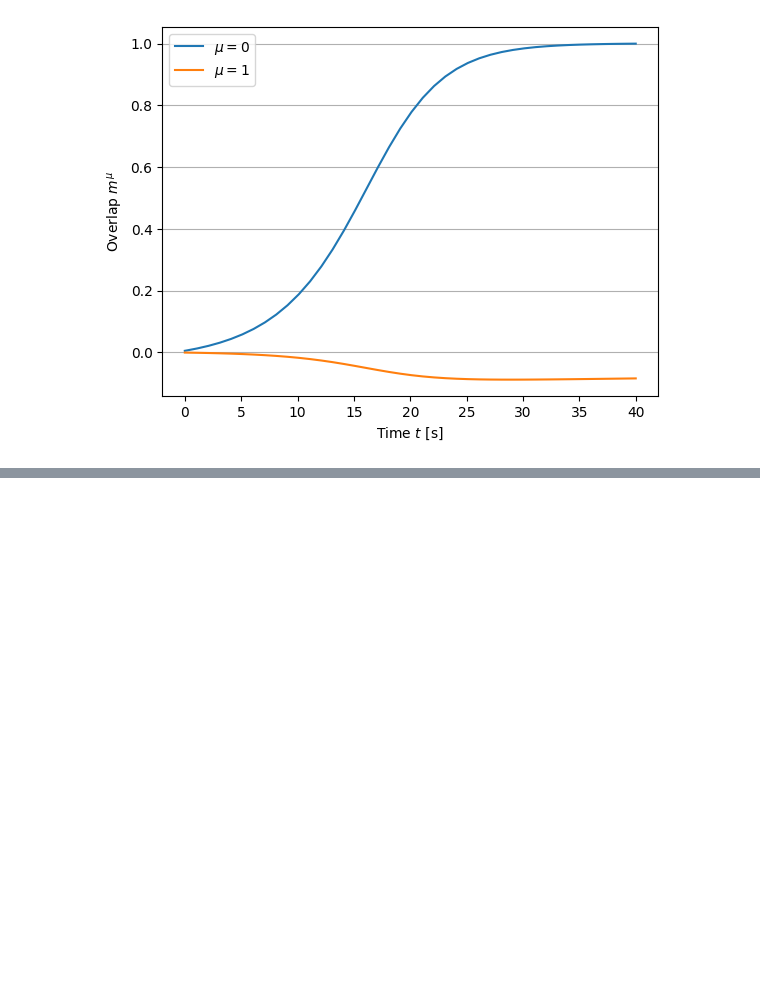
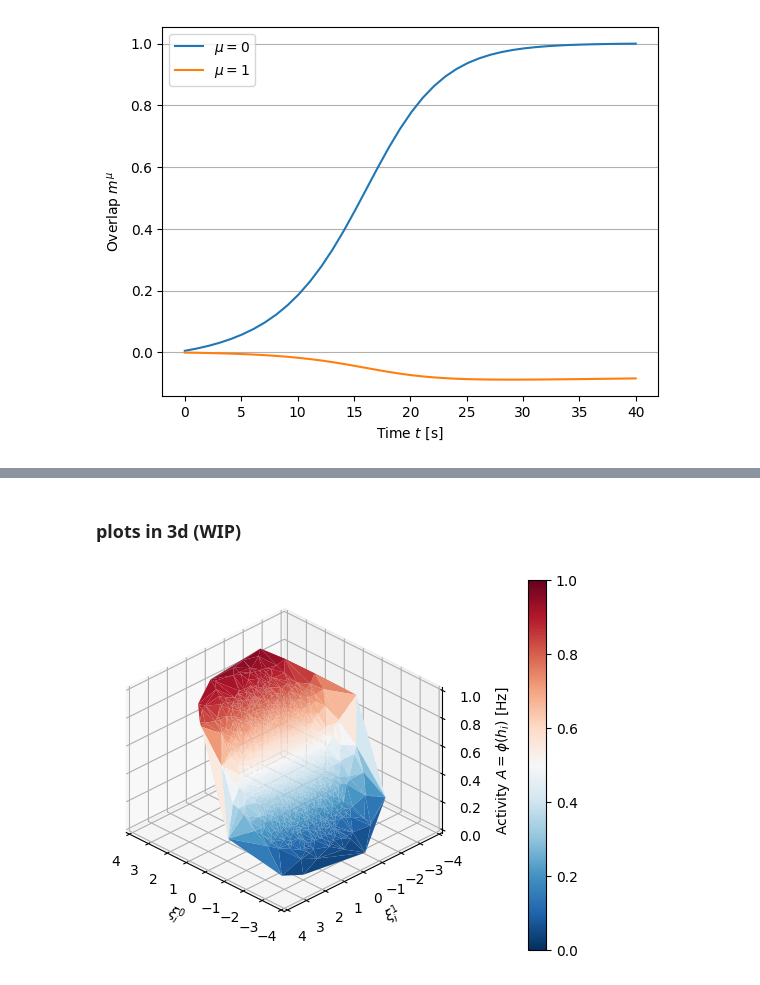
Before and after one commit to ninivert/lcnthesis, a Jupyter notebook: notebooks/embedding_d=2.ipynb, the cells around one changed output, grey strips where cells are left out. Cells and saved outputs as stored; diff of their text form; code cells hidden in the pictures; blank space fills up the shorter version.

```diff
--- a/notebooks/embedding_d=2.ipynb
+++ b/notebooks/embedding_d=2.ipynb
@@ -53,0 +111,2 @@ plot_overlap_trajectory(rnn, res);
+# %%
+res = rnn.simulate_h(np.zeros(rnn.N), (0, 40), dt_max=1, progress=True)
@@ -53,0 +165,27 @@ plot_overlap_trajectory(rnn, res);
+# %% [markdown]
+### plots in 3d (WIP)
+# %%
+t = 40
+activity = phi(res.y)
+
+plt.close('all')
+ax = plt.figure().add_subplot(projection='3d')
+ax.set_proj_type('ortho')
+
+Nmax = 2000
+
+# trisurf has this annoying transparency artefact...
+surf = ax.plot_trisurf(rnn.F[:Nmax, 0], rnn.F[:Nmax, 1], activity[:Nmax, t], alpha=1, cmap='RdBu_r', vmin=0, vmax=1)
+cbar = fig.colorbar(surf, ax=ax, pad=0.15)
+
+ax.set_zlim((0, 1))
+ax.set_xlim((-4, 4))
+ax.set_ylim((-4, 4))
+ax.set_xlabel('$\\xi^0_i$')
+ax.set_ylabel('$\\xi^1_i$')
+ax.set_zlabel('Activity $A = \\phi(h_i)$ [Hz]')
+ax.view_init(azim=180-45)
+
+plt.show(fig)
+# %% [output]
+[figure, added]
```
Also changed, not shown: parts of 17 cells of this notebook, 2 other files.
